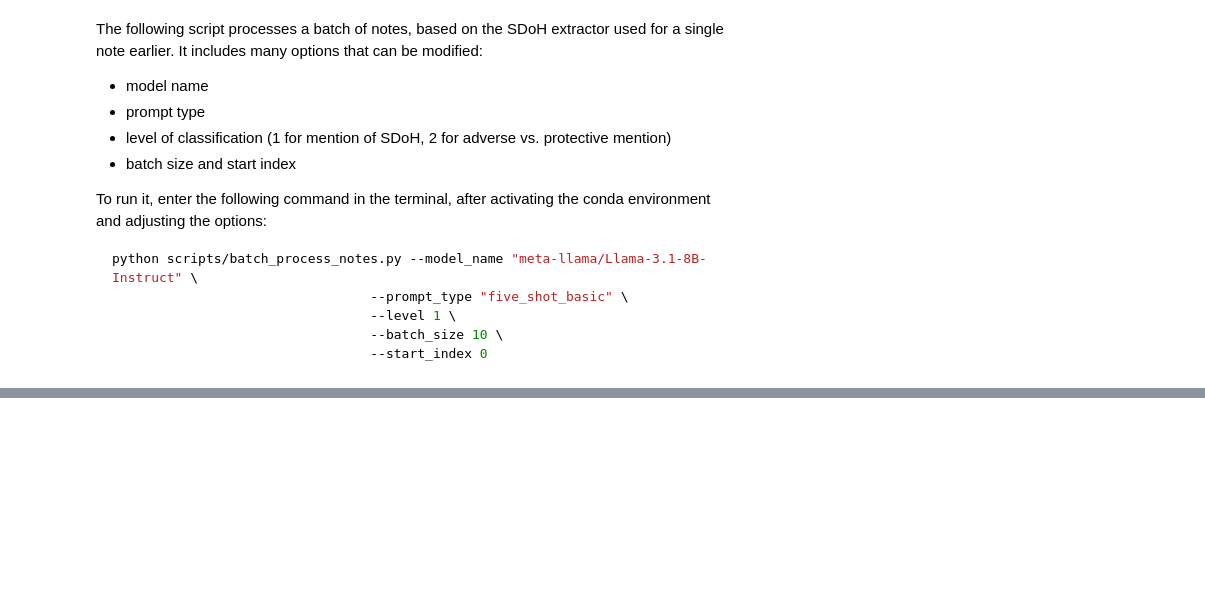
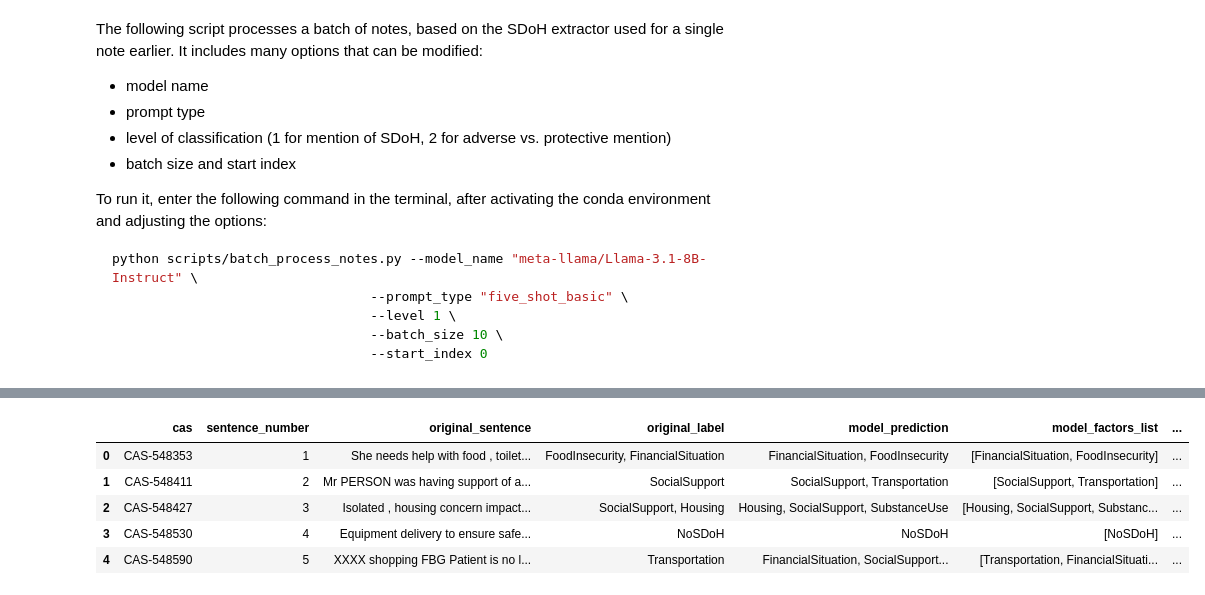
Before and after one commit to MatteoLarrode/SDoH-LLM-Extraction, a Jupyter notebook: notebooks/02_sdoh_extraction.ipynb, the cells around one changed output, grey strips where cells are left out. Drawn from its saved outputs; the diff is of its cells as text; code cells hidden in the pictures; blank space fills up the shorter version.

```diff
--- a/notebooks/02_sdoh_extraction.ipynb
+++ b/notebooks/02_sdoh_extraction.ipynb
@@ -279,0 +415,9 @@ Index(['CAS', 'Sentence', 'Label', 'Adverse'], dtype='object')
+# %%
+results_df
+# %% [output]
+|  | cas | sentence_number | original_sentence | original_label | model_prediction | model_factors_list | ... |
+| 0 | CAS-548353 | 1 | She needs help with food , toilet... | FoodInsecurity, FinancialSituation | FinancialSituation, FoodInsecurity | [FinancialSituation, FoodInsecurity] | ... |
+| 1 | CAS-548411 | 2 | Mr PERSON was having support of a... | SocialSupport | SocialSupport, Transportation | [SocialSupport, Transportation] | ... |
+| 2 | CAS-548427 | 3 | Isolated , housing concern impact... | SocialSupport, Housing | Housing, SocialSupport, SubstanceUse | [Housing, SocialSupport, Substanc... | ... |
+| 3 | CAS-548530 | 4 | Equipment delivery to ensure safe... | NoSDoH | NoSDoH | [NoSDoH] | ... |
+| 4 | CAS-548590 | 5 | XXXX shopping FBG Patient is no l... | Transportation | FinancialSituation, SocialSupport... | [Transportation, FinancialSituati... | ... |
```
Also changed, not shown: parts of 5 cells of this notebook, 7 other files.
